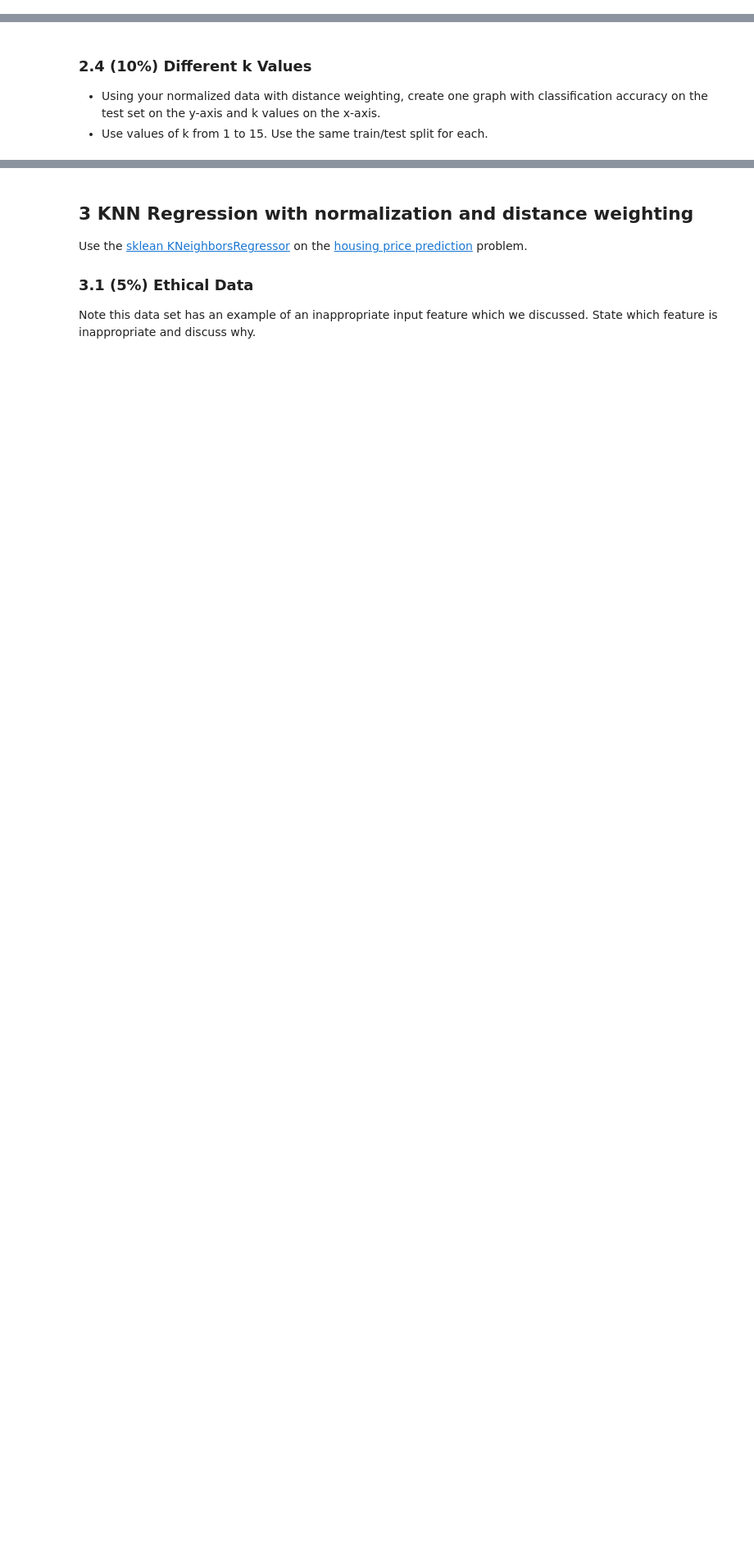
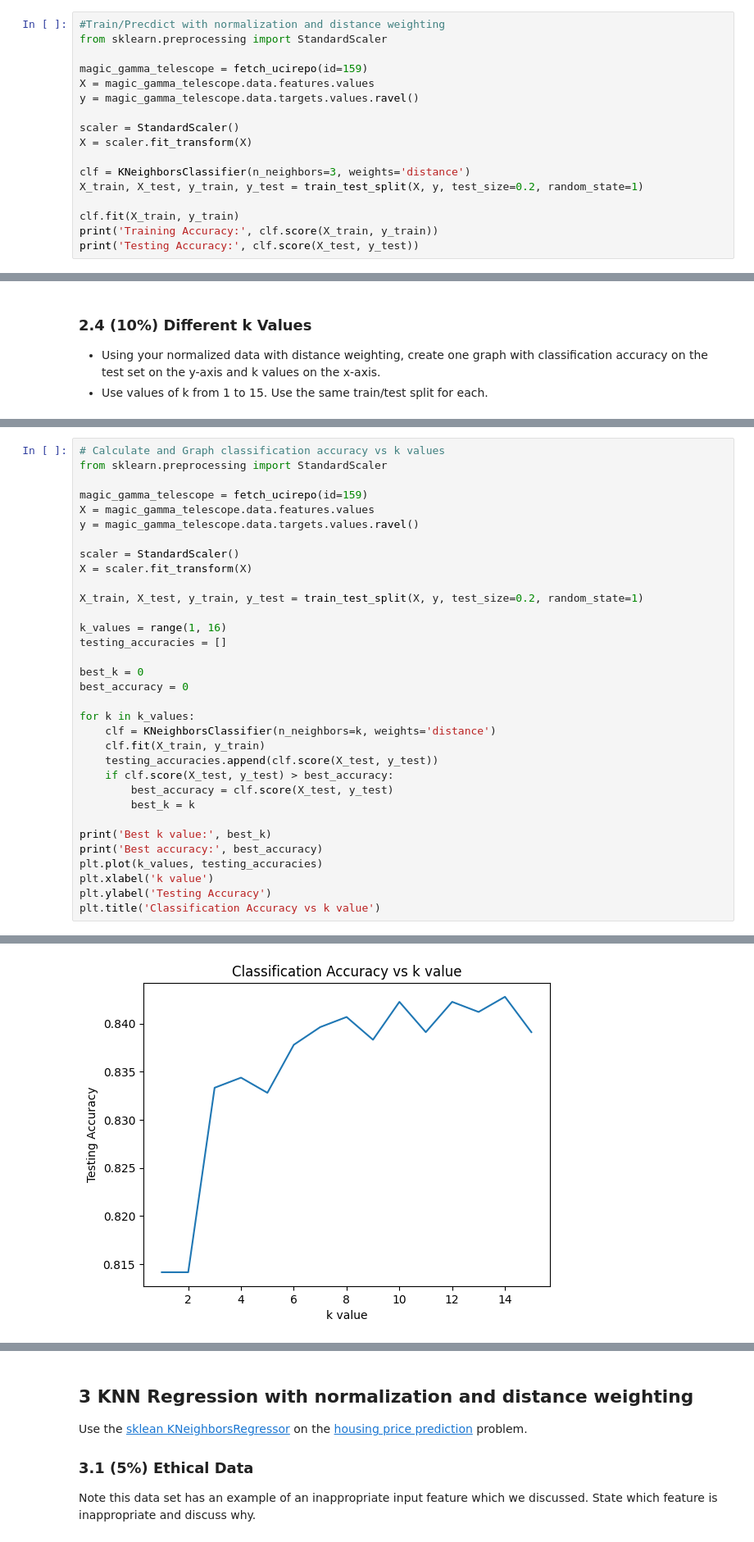
Before and after one commit to ttrommlitz/CS270, a Jupyter notebook: KNN Lab.ipynb, the cells around one changed output, grey strips where cells are left out. Shown at 82% size. Cells and saved outputs as stored; diff of their text form; blank space fills up the shorter version.

```diff
--- a/KNN Lab.ipynb
+++ b/KNN Lab.ipynb
@@ -83,0 +197,17 @@ Discussion(discussion_id, questions, net_id); pass
+# %%
+#Train/Precdict with normalization and distance weighting
+from sklearn.preprocessing import StandardScaler
+
+magic_gamma_telescope = fetch_ucirepo(id=159)
+X = magic_gamma_telescope.data.features.values
+y = magic_gamma_telescope.data.targets.values.ravel()
+
+scaler = StandardScaler()
+X = scaler.fit_transform(X)
+
+clf = KNeighborsClassifier(n_neighbors=3, weights='distance')
+X_train, X_test, y_train, y_test = train_test_split(X, y, test_size=0.2, random_state=1)
+
+clf.fit(X_train, y_train)
+print('Training Accuracy:', clf.score(X_train, y_train))
+print('Testing Accuracy:', clf.score(X_test, y_test))
@@ -97,0 +235,34 @@ Discussion(discussion_id, questions, net_id); pass
+# %%
+# Calculate and Graph classification accuracy vs k values
+from sklearn.preprocessing import StandardScaler
+
+magic_gamma_telescope = fetch_ucirepo(id=159)
+X = magic_gamma_telescope.data.features.values
+y = magic_gamma_telescope.data.targets.values.ravel()
+
+scaler = StandardScaler()
+X = scaler.fit_transform(X)
+
+X_train, X_test, y_train, y_test = train_test_split(X, y, test_size=0.2, random_state=1)
+
+k_values = range(1, 16)
+testing_accuracies = []
+
+best_k = 0
+best_accuracy = 0
+
+for k in k_values:
+    clf = KNeighborsClassifier(n_neighbors=k, weights='distance')
+    clf.fit(X_train, y_train)
+    testing_accuracies.append(clf.score(X_test, y_test))
+    if clf.score(X_test, y_test) > best_accuracy:
+        best_accuracy = clf.score(X_test, y_test)
+        best_k = k
+
+print('Best k value:', best_k)
+print('Best accuracy:', best_accuracy)
+plt.plot(k_values, testing_accuracies)
+plt.xlabel('k value')
+plt.ylabel('Testing Accuracy')
+plt.title('Classification Accuracy vs k value')
+# %% [output]
@@ -98,3 +272,4 @@ Discussion(discussion_id, questions, net_id); pass
+[figure, added]
 # %%
 # @title 2.4 Discussion { display-mode: "form" }
 # PLEASE DO NOT ALTER THIS CODE
```
Also changed, not shown: parts of 32 cells of this notebook, 1 other file.
